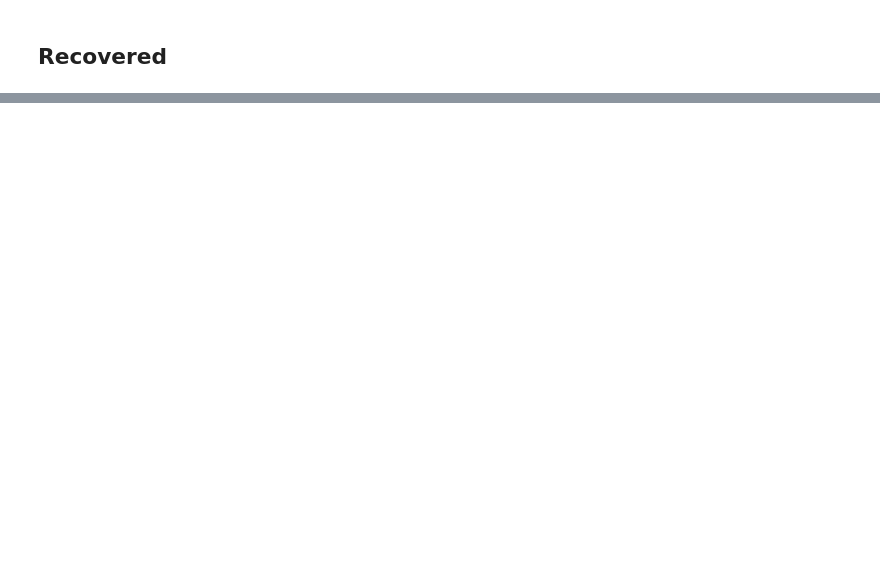
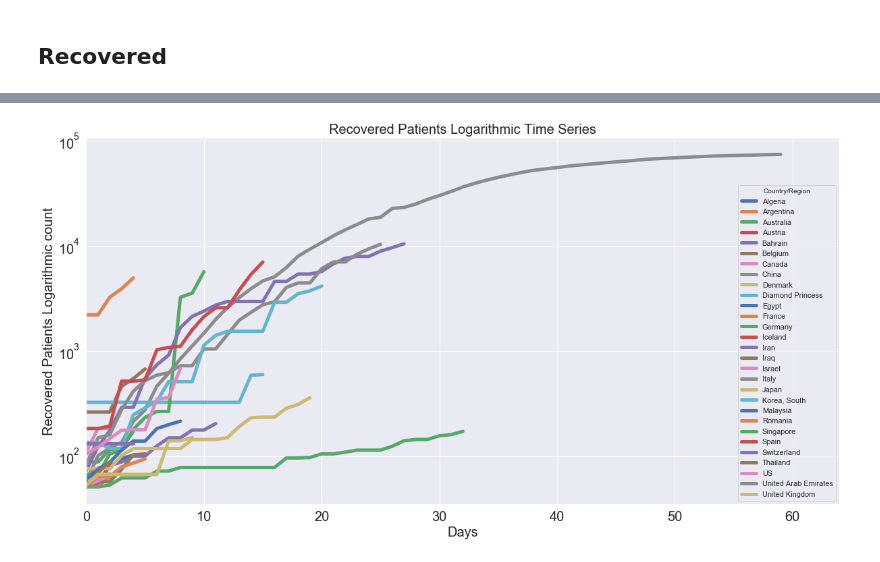
Before and after one commit to datacamp/COVID-19-EDA-tutorial, a Jupyter notebook: notebooks/1-COVID-19-EDA-solution.ipynb, the cells around one changed output, grey strips where cells are left out. Cells and saved outputs as stored; diff of their text form; code cells hidden in the pictures; blank space fills up the shorter version.

```diff
--- a/notebooks/1-COVID-19-EDA-solution.ipynb
+++ b/notebooks/1-COVID-19-EDA-solution.ipynb
@@ -364,0 +360,4 @@ plt.title('Recovered Patients Logarithmic Time Series', fontsize=20);
+# %%
+plot_time_series(clean_df, 'Recovered Patients Logarithmic Time Series', 'Days', 'Recovered Patients Logarithmic count', True)
+# %% [output]
+[figure, added]
```
Also changed, not shown: parts of 33 cells of this notebook.
